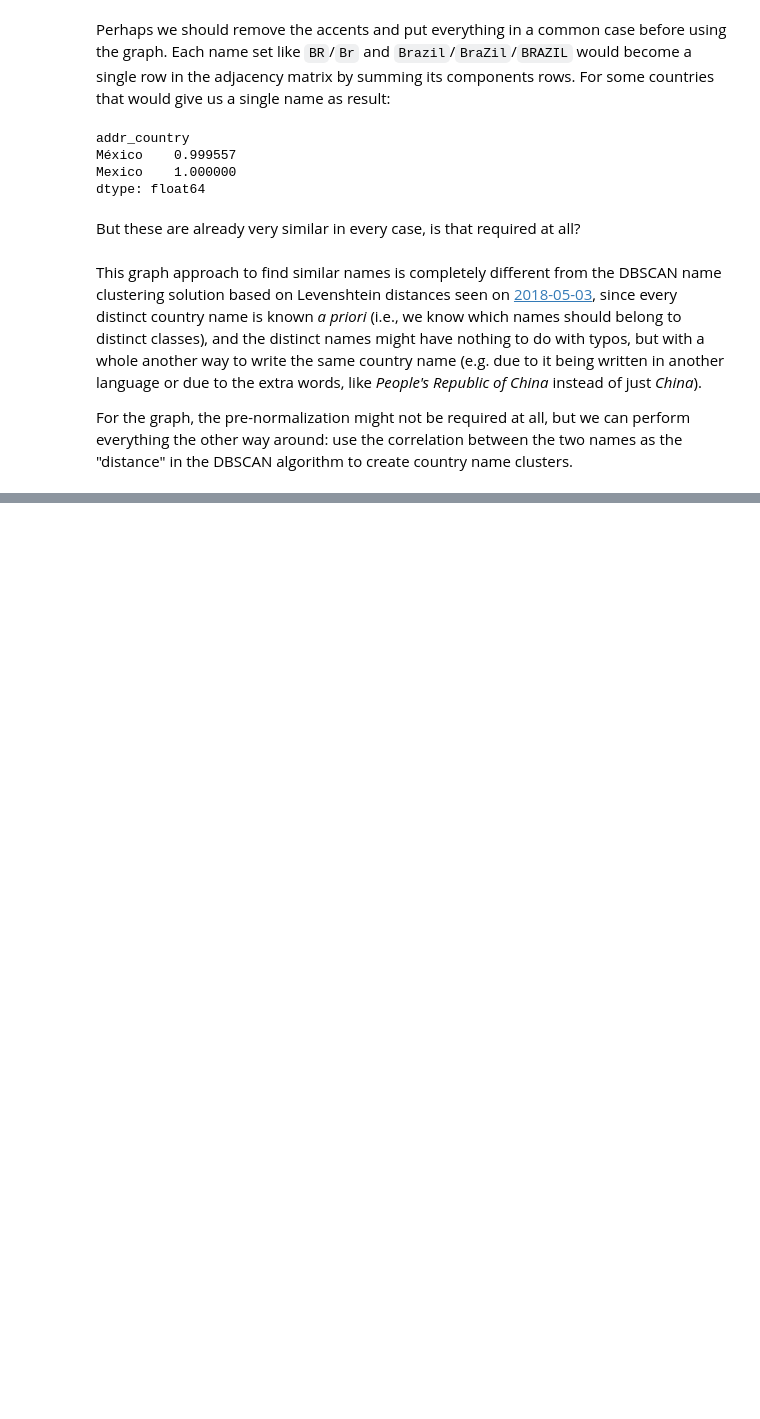
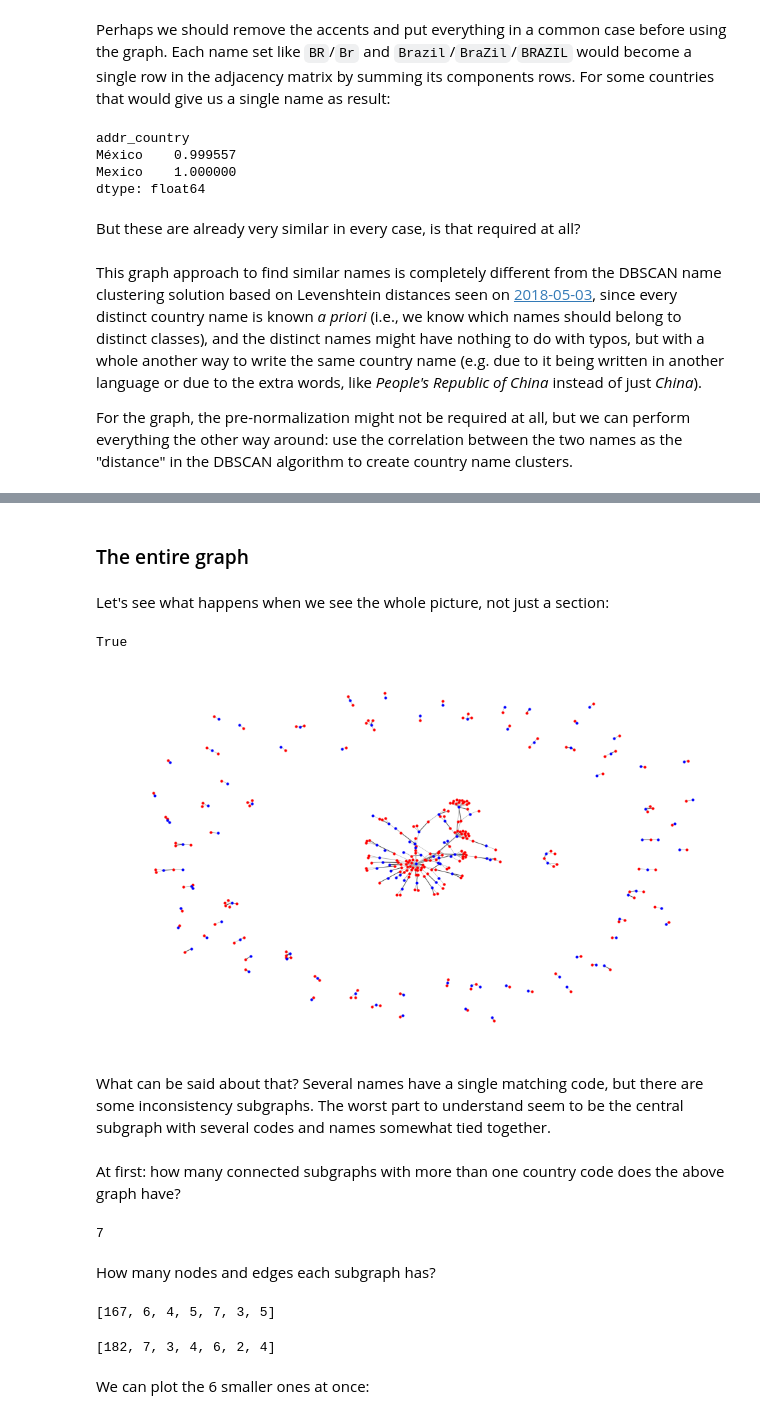
Before and after one commit to scieloorg/normalizations-experiments, a Jupyter notebook: experiments_2018-06_country.ipynb, the cells around one changed output, grey strips where cells are left out. Saved outputs shown, nothing was run; the diff lists cells and outputs as text; code cells hidden in the pictures; blank space fills up the shorter version.

```diff
--- a/experiments_2018-06_country.ipynb
+++ b/experiments_2018-06_country.ipynb
@@ -564,0 +707,71 @@ in the DBSCAN algorithm to create country name clusters.
+# %% [markdown]
+### The entire graph
+# %% [markdown]
+Let's see what happens when we see the whole picture, not just a section:
+# %%
+df_non_empty = non_empty.reset_index()
+df_non_empty_edge_list = pd.DataFrame({
+    "name": df_non_empty["addr_country"].apply(lambda name: f"name={name}"),
+    "code": df_non_empty["addr_country_code"].apply(lambda code: f"code={code}"),
+    "weight": df_non_empty["count"],
+})
+# %%
+non_empty_names = df_non_empty_edge_list["name"].unique().tolist()
+non_empty_codes = df_non_empty_edge_list["code"].unique().tolist()
+# %%
+non_empty_graph = nx.Graph()
+non_empty_graph.add_nodes_from(non_empty_names, bipartite=0)
+non_empty_graph.add_nodes_from(non_empty_codes, bipartite=1)
+non_empty_graph.add_weighted_edges_from(df_non_empty_edge_list.values)
+nx.is_bipartite(non_empty_graph)
+# %% [output]
+True
+# %%
+non_empty_pos = nx.spring_layout(non_empty_graph, k=.04, weight=None, random_state=42)
+non_empty_weights = nx.get_edge_attributes(non_empty_graph, "weight")
+non_empty_edges_big = [k for k, v in non_empty_weights.items() if v > 10]
+non_empty_edges_small, non_empty_small_widths = \
+    zip(*[(k, .5 + v / 20) for k, v in non_empty_weights.items() if v <= 10])
+# %%
+fig, ax = plt.subplots(figsize=(16, 10))
+ax.set_axis_off()
+
+nx.draw_networkx_edges(non_empty_graph, non_empty_pos, ax=ax, edgelist=non_empty_edges_big,
+                       width=1, edge_color="#555555")
+nx.draw_networkx_edges(non_empty_graph, non_empty_pos, ax=ax, edgelist=non_empty_edges_small,
+                       width=non_empty_small_widths, edge_color="#aaaaaa")
+nx.draw_networkx_nodes(non_empty_graph, non_empty_pos, ax=ax, nodelist=non_empty_names,
+                       node_color="red", node_size=10)
+nx.draw_networkx_nodes(non_empty_graph, non_empty_pos, ax=ax, nodelist=non_empty_codes,
+                       node_color="blue", node_size=10)
+
+plt.show()
+# %% [output]
+[figure, added]
+# %% [markdown]
+What can be said about that?
+Several names have a single matching code,
+but there are some inconsistency subgraphs.
+The worst part to understand seem to be the central subgraph
+with several codes and names somewhat tied together.
+# %% [markdown]
+At first: how many connected subgraphs with more than one country code does the above graph have?
+# %%
+subgraphs = [graph for graph in nx.connected_component_subgraphs(non_empty_graph)
+                   if len(graph.nodes) > 2
+                   and sum(node_name.startswith("code=") for node_name in graph.nodes) > 1]
+len(subgraphs)
+# %% [output]
+7
+# %% [markdown]
+How many nodes and edges each subgraph has?
+# %%
+[len(graph.nodes) for graph in subgraphs]
+# %% [output]
+[167, 6, 4, 5, 7, 3, 5]
+# %%
+[len(graph.edges) for graph in subgraphs]
+# %% [output]
+[182, 7, 3, 4, 6, 2, 4]
+# %% [markdown]
+We can plot the 6 smaller ones at once:
```
Also changed, not shown: parts of 26 cells of this notebook.
